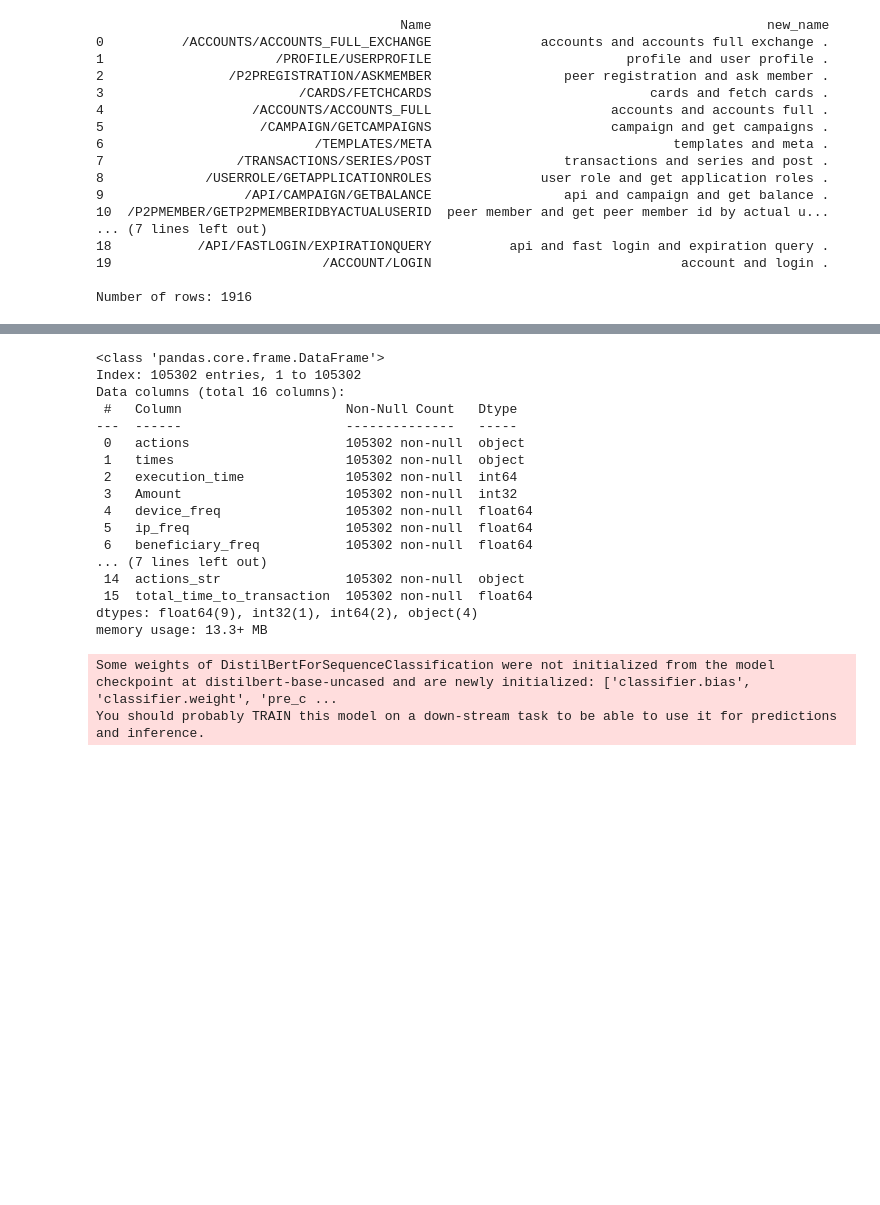
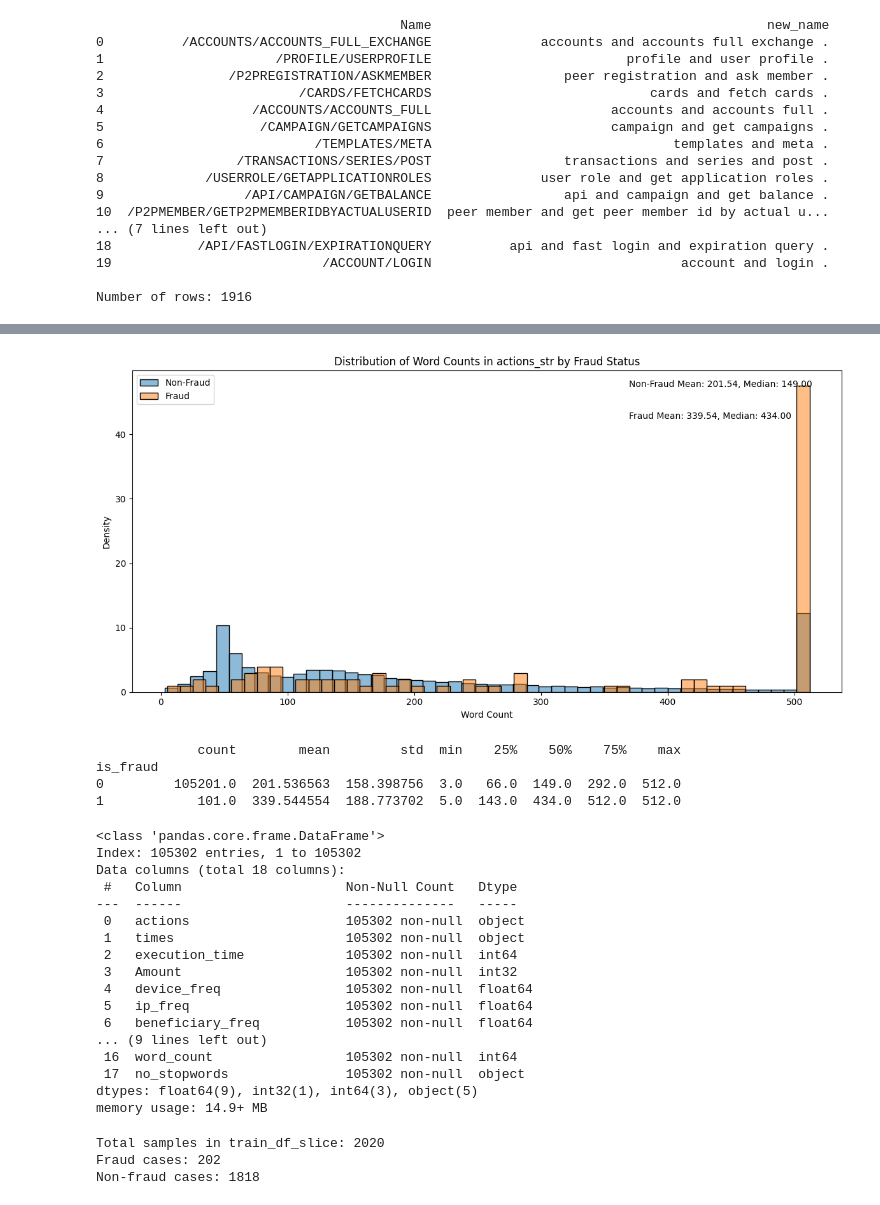
Before and after one commit to lmasud-psu/AI_574_project, a Jupyter notebook: glw.ipynb, the cells around one changed output, grey strips where cells are left out. Saved outputs shown, nothing was run; the diff lists cells and outputs as text; code cells hidden in the pictures; blank space fills up the shorter version.

```diff
--- a/glw.ipynb
+++ b/glw.ipynb
@@ -237,0 +287,17 @@ df.head(2)
+# %%
+import nltk
+from nltk.corpus import stopwords
+nltk.download('stopwords')
+
+stop_words = set(stopwords.words('english'))
+
+def remove_stopwords_and_splice(text):
+    temp = ' '.join([word for word in text.split() if word.lower() not in stop_words])
+    tokens = temp.split()
+    if len(tokens) <= 256 * 2:
+        return ' '.join(tokens)
+    return ' '.join(tokens[:256] + tokens[-256:])
+
+df['no_stopwords'] = df['actions_str'].apply(remove_stopwords_and_splice)
+plot_word_count_histogram(df,50,'no_stopwords')
+# %% [output]
@@ -238,10 +306,15 @@ df.head(2)
+[figure, added]
+             count        mean         std  min    25%    50%    75%    max
+is_fraud
+0         105201.0  201.536563  158.398756  3.0   66.0  149.0  292.0  512.0
+1            101.0  339.544554  188.773702  5.0  143.0  434.0  512.0  512.0
 # %%
 # use built in .info() method to show column data types and non-null count
 df.info(verbose=True)
 # %% [output]
 <class 'pandas.core.frame.DataFrame'>
 Index: 105302 entries, 1 to 105302
-Data columns (total 16 columns):
+Data columns (total 18 columns):
  #   Column                     Non-Null Count   Dtype
 ---  ------                     --------------   -----
  0   actions                    105302 non-null  object
@@ -251,11 +324,11 @@ Data columns (total 16 columns):
  4   device_freq                105302 non-null  float64
  5   ip_freq                    105302 non-null  float64
  6   beneficiary_freq           105302 non-null  float64
-... (7 lines left out)
- 14  actions_str                105302 non-null  object
- 15  total_time_to_transaction  105302 non-null  float64
-dtypes: float64(9), int32(1), int64(2), object(4)
-memory usage: 13.3+ MB
+... (9 lines left out)
+ 16  word_count                 105302 non-null  int64
+ 17  no_stopwords               105302 non-null  object
+dtypes: float64(9), int32(1), int64(3), object(5)
+memory usage: 14.9+ MB
 # %%
 import pytorch_lightning as pl
 from transformers import AutoModelForSequenceClassification, AutoTokenizer
@@ -275,3 +343,33 @@ confmat = ConfusionMatrix(task="multiclass", num_classes=2).to(device)
+# %%
+import pandas as pd
+import numpy as np
+
+# Separate fraud and non-fraud cases
+fraud_df = df[df['is_fraud'] == 1]
+fraud_df = pd.concat([fraud_df, fraud_df])
+non_fraud_df = df[df['is_fraud'] == 0]
+
+# Determine the number of non-fraud cases to sample
+fraud_count = len(fraud_df)
+non_fraud_sample_count = min(len(non_fraud_df), fraud_count * 9)
+
+# Randomly sample non-fraud cases
+non_fraud_sample = non_fraud_df.sample(n=non_fraud_sample_count, random_state=42)
+
+# Combine fraud cases with sampled non-fraud cases
+train_df_slice = pd.concat([fraud_df, non_fraud_sample])
+
+# Shuffle the combined DataFrame
+train_df_slice = train_df_slice.sample(frac=1, random_state=42).reset_index(drop=True)
+# train_df_slice = df.head(3000)
+
+print(f"Total samples in train_df_slice: {len(train_df_slice)}")
+print(f"Fraud cases: {len(train_df_slice[train_df_slice['is_fraud'] == 1])}")
+print(f"Non-fraud cases: {len(train_df_slice[train_df_slice['is_fraud'] == 0])}")
+# %% [output]
+Total samples in train_df_slice: 2020
+Fraud cases: 202
+Non-fraud cases: 1818
 # %%
 class FraudClassifier(pl.LightningModule):
     def __init__(self):
@@ -335,11 +432,6 @@ class FraudClassifier(pl.LightningModule):
 
     def configure_optimizers(self):
         return torch.optim.AdamW(self.parameters(), lr=2e-5)
-# %%
-model = FraudClassifier()
-# %% [output]
-Some weights of DistilBertForSequenceClassification were not initialized from the model checkpoint at distilbert-base-uncased and are newly initialized: ['classifier.bias', 'classifier.weight', 'pre_c ...
-You should probably TRAIN this model on a down-stream task to be able to use it for predictions and inference.
 # %%
 class EpochLogger(pl.Callback):
     def on_train_epoch_end(self, trainer, pl_module):
```
Also changed, not shown: parts of 24 cells of this notebook.
